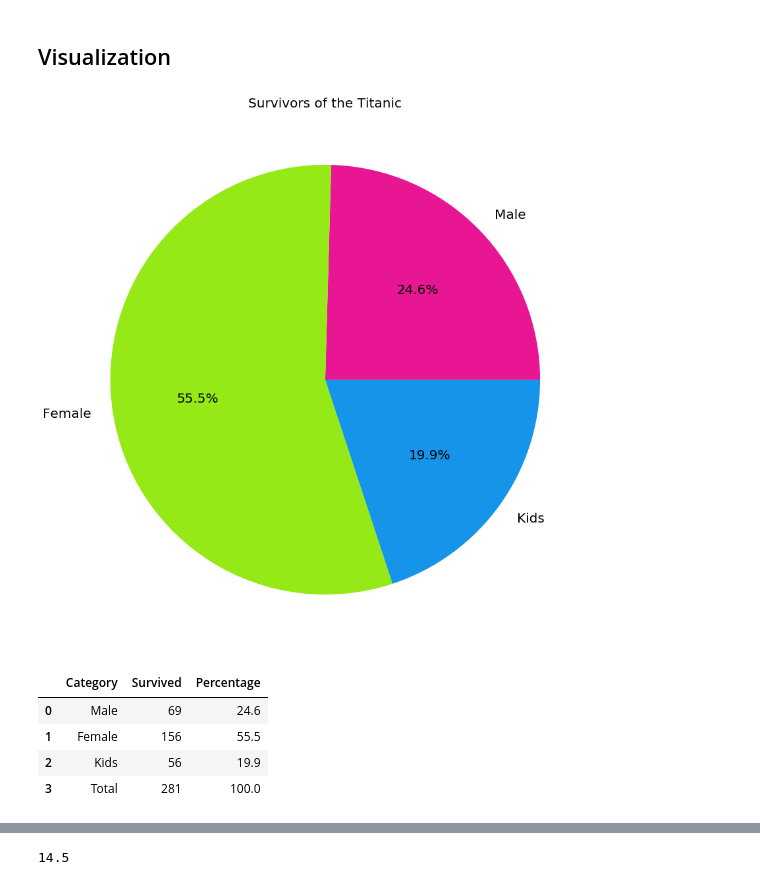
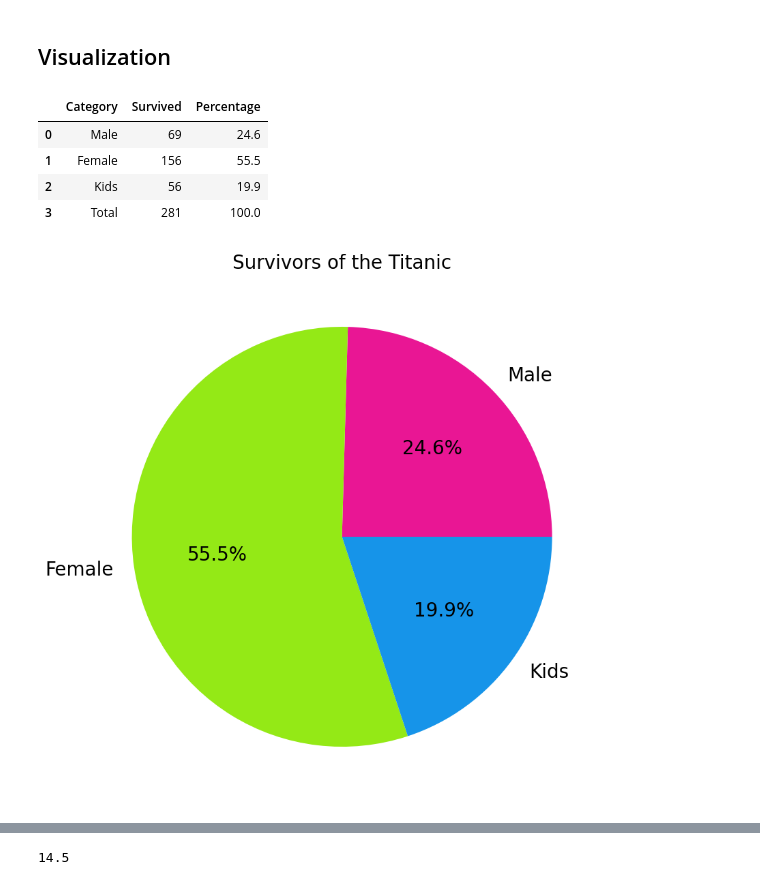
Before and after one commit to eranCat/TitanicML, a Jupyter notebook: Assignment2_supervised_learning_flow.ipynb, the cells around one changed output, grey strips where cells are left out. Cells and saved outputs as stored; diff of their text form; code cells hidden in the pictures.

Commit message:
Restored to last commit (KNN moved to experiments) with table of contents

```diff
--- a/Assignment2_supervised_learning_flow.ipynb
+++ b/Assignment2_supervised_learning_flow.ipynb
@@ -111,13 +110,39 @@ dtype: int64
 # %% [markdown]
 ## Visualization
+# %%
+# Creating a dataframe for the pie plot using the given parameters
+def create_pie_table(population):
+    data = {'Category': ['Male', 'Female', 'Kids', 'Total'],
+            'Survived': population}
+
+    survivors_df = pd.DataFrame(data)
+    survived_count = population[-1]  #get last item
+
+    survivors_df['Percentage'] = survivors_df['Survived'].apply(lambda x: round((x / survived_count) * 100, 1))
+    return survivors_df
+
+
+def show_pie_survived(population_counts):
+    labels = ['Male', 'Female', 'Kids']
+    colors = ['#E91694', '#94E916', '#1694E9']
+    fig, ax = plt.subplots(figsize=(18, 10))
+    ax.pie(population_counts, labels=labels, autopct='%1.1f%%', colors=colors, textprops={'fontsize': 20})
+    plt.title('Survivors of the Titanic', fontsize=20)
+    fig.patch.set_facecolor('white')
+    plt.show()
 # %%
-population = [survivedManCount,survivedWomenCount,survivedKidsCount]
-labels = ['Male', 'Female','Kids']
-colors = ['#E91694', '#94E916', '#1694E9']
-fig,ax = plt.subplots(figsize=(20, 15))
-ax.pie(population,labels = labels,autopct='%1.1f%%',colors=colors, textprops={'fontsize': 20})
-plt.title('Survivors of the Titanic', fontsize=20)
-fig.patch.set_facecolor('white')
-plt.show()
+population = showSurvivorsByGenderAndChildren()
+
+# Creating a data table for the pie plot
+survived_percentage_df = create_pie_table(population)
+display(survived_percentage_df)
+
+population.pop()  #remove last item - total count
+show_pie_survived(population)
 # %% [output]
+|  | Category | Survived | Percentage |
+| 0 | Male | 69 | 24.6 |
+| 1 | Female | 156 | 55.5 |
+| 2 | Kids | 56 | 19.9 |
+| 3 | Total | 281 | 100.0 |
-[figure, old version]
+[figure, new version]
@@ -132,13 +148,0 @@ def createPieTable(survivedManCount, survivedWomenCount, survivedKidsCount, surv
-# %%
-# Creating a data table for the pie plot
-pieTable = createPieTable(survivedManCount, survivedWomenCount, survivedKidsCount, survivedCount)
-if not pieTable.empty:
-    display(pieTable)
-else:
-    print("No data was found during the process")
-# %% [output]
-|  | Category | Survived | Percentage |
-| 0 | Male | 69 | 24.6 |
-| 1 | Female | 156 | 55.5 |
-| 2 | Kids | 56 | 19.9 |
-| 3 | Total | 281 | 100.0 |
```
Also changed, not shown: parts of 85 cells of this notebook.
